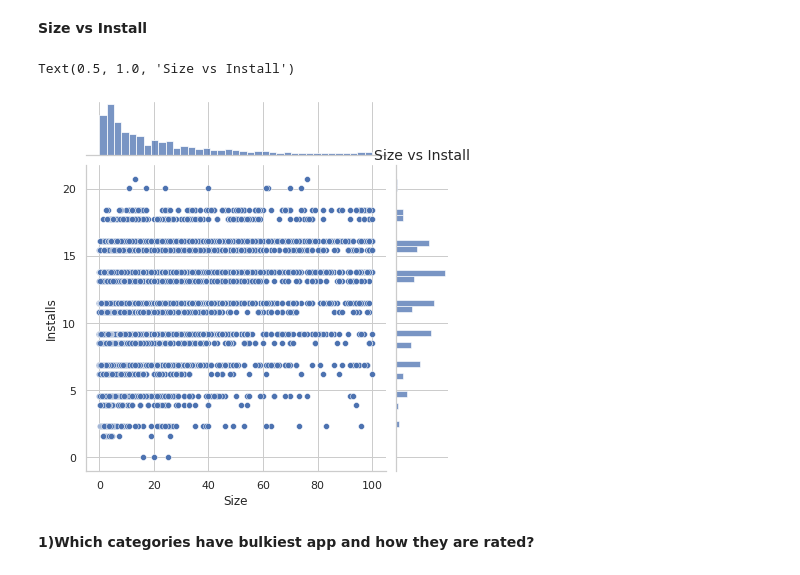
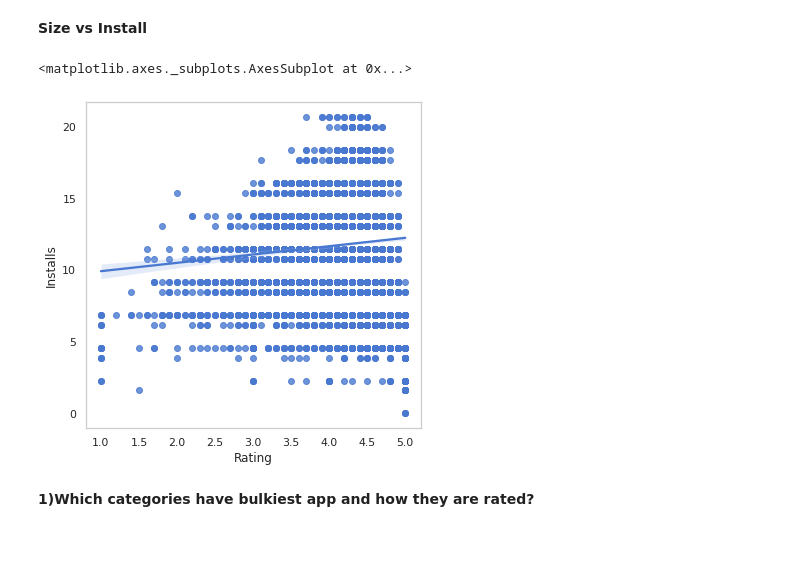
Before and after one commit to sudeep-009/GooglePlayStoreApp-analysis, a Jupyter notebook: Copy_of_Play_Store_App_Review_Analysis_Capstone_Project.ipynb, the cells around one changed output. Saved outputs shown, nothing was run; the diff lists cells and outputs as text; code cells hidden in the pictures; blank space fills up the shorter version.

```diff
--- a/Copy_of_Play_Store_App_Review_Analysis_Capstone_Project.ipynb
+++ b/Copy_of_Play_Store_App_Review_Analysis_Capstone_Project.ipynb
@@ -381,7 +381,7 @@ app_df['Last Updated'] = app_df['Last Updated'].apply(lambda x: pd.to_datetime(x
 ####**Genres:**
 We will transformed  the genres into list so that individual sub category could be identified.
 # %%
-app_df['Genres'] = app_df['Genres'].apply(lambda x: x.split(';') if type(x) == 'str')
+app_df['Genres'] = app_df['Genres'].apply(lambda x: x.split(";") if type(x) == str else x)
 # %% [markdown]
 ###**Finally we completed our cleaning and transforming task**
 Let us see how our dataset now look like
@@ -482,14 +482,12 @@ sns.jointplot(x=app_df['Size'],y=app_df['Rating'])
 # %% [markdown]
 **Size vs Install**
 # %%
-sns.set_theme(style="whitegrid")
+sns.set_style("whitegrid", {'axes.grid' : False})
 Installs = np.log(app_df['Installs'])
-Size = app_df['Size']
-sns.jointplot(x=Size,y=Installs)
-plt.title('Size vs Install',size=14)
+sns.regplot(x=app_df['Rating'],y=Installs)
 # %% [output]
-Text(0.5, 1.0, 'Size vs Install')
+<matplotlib.axes._subplots.AxesSubplot at 0x...>
-[figure, old version]
+[figure, new version]
 # %% [markdown]
 **1)Which categories have bulkiest app and how they are rated?**
 # %%
```
Also changed, not shown: parts of 46 cells of this notebook.
